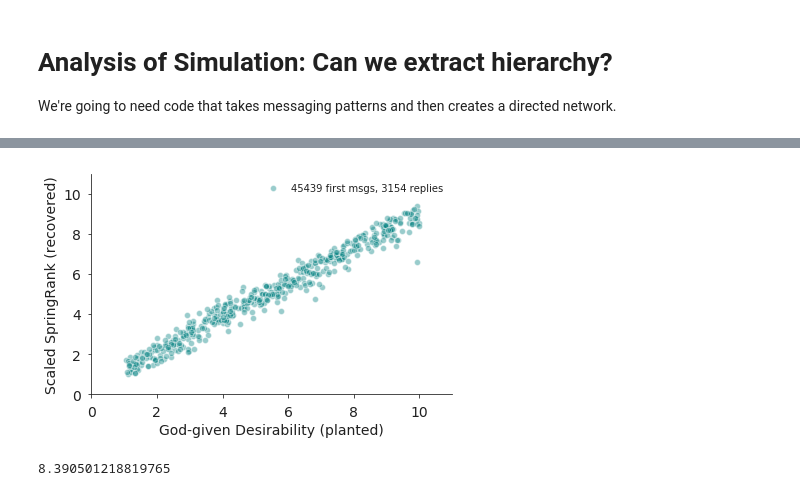
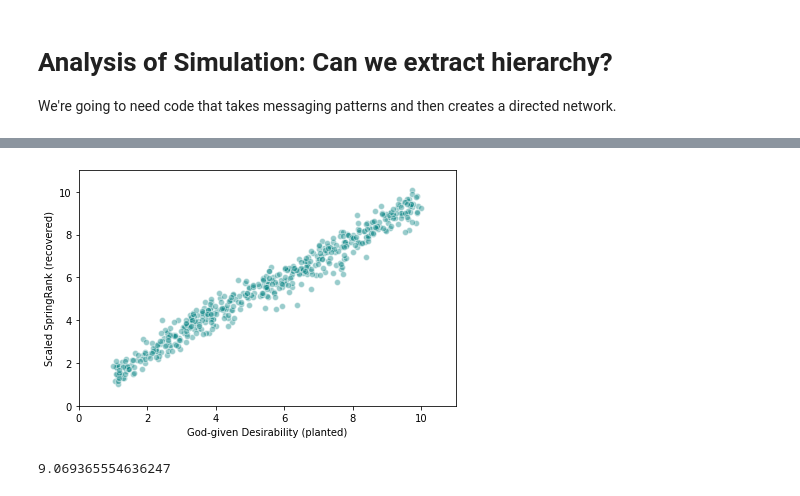
Before and after one commit to AparaV/SpringRankGroups, a Jupyter notebook: api/jupyter/10ksim.ipynb, the cells around one changed output, grey strips where cells are left out. Cells and saved outputs as stored; diff of their text form; code cells hidden in the pictures.

```diff
--- a/api/jupyter/10ksim.ipynb
+++ b/api/jupyter/10ksim.ipynb
@@ -144,7 +155,7 @@ for first in list_first:
     pr = p_reply(s_men[idxman],s_women[idxwoman],
                 scale=discrimination,
                 shift=-delusion)
-    msg_reply[idxman,idxwoman] = np.random.choice([1,0],p=[pr,1-pr])
+    msg_reply[idxman,idxwoman] = np.random.binomial(1, pr)
     if msg_reply[idxman,idxwoman]==1:
         list_reply.append([idxman,idxwoman])
 # %%
@@ -219,10 +226,10 @@ for a in arbiters:
     for winner in gotReply:
         for loser in gotSilence:
             ibeatj[winner,loser] += 1
-A = np.matrix(ibeatj)
+A = ibeatj
 # %%
-rank=sr.SpringRank(A,alpha=0,l0=1.,l1=1.)
-rank=tl.shift_rank(rank)
+rank=sr.SpringRank(A, alpha=0)
+rank=tl.shift_ranks(rank)
 # %%
 fig,ax = plt.subplots(1,1,figsize=(6,4))
 ax.scatter(s_men,rank,
@@ -272,27 +265,29 @@ and then some algebra to get
 $$k = \frac{\text{logodds}(0.8)}{2\beta}$$
 
 Where $\beta$ is the value of $\beta$ that we get from finding the optimal (best-fit) inverse temperature in SpringRank. It's all just there in the paper.
+# %%
+scaled_ranks = tl.adjust_ranks(rank, A, least_rank=1)
 # %%
 fig,ax = plt.subplots(1,1,figsize=(6,4))
-ax.scatter(s_men,k*rank+1,
+ax.scatter(s_men,scaled_ranks,
            alpha=0.4,
            color='teal',
            edgecolor='white',
            label='{:.0f} first msgs, {:.0f} replies'.format(np.sum(msg_first),np.sum(msg_reply))
           )
 ax.set_xlabel('God-given Desirability (planted)')
 ax.set_ylabel('Scaled SpringRank (recovered)')
 ax.set_ylim([0,11])
 ax.set_xlim([0,11])
-finalize(ax)
+# finalize(ax)
 plt.tight_layout()
-plt.savefig('figures/expt1_springrankscaled.pdf')
+# plt.savefig('figures/expt1_springrankscaled.pdf')
 # %% [output]
-[figure, old version]
+[figure, new version]
 # %%
-np.ptp(k*rank)
+np.ptp(scaled_ranks)
 # %% [output]
-8.390501218819765
+9.069365554636247
 # %%
 np.ptp(s_men)
 # %% [output]
```
Also changed, not shown: parts of 19 cells of this notebook, 10 other files.
